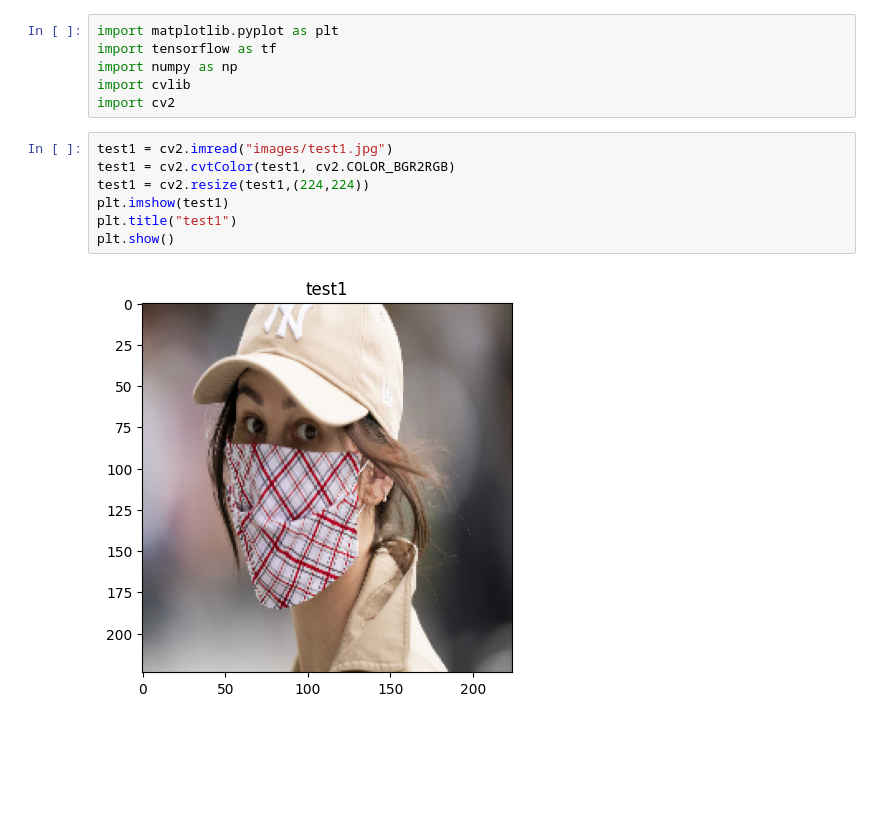
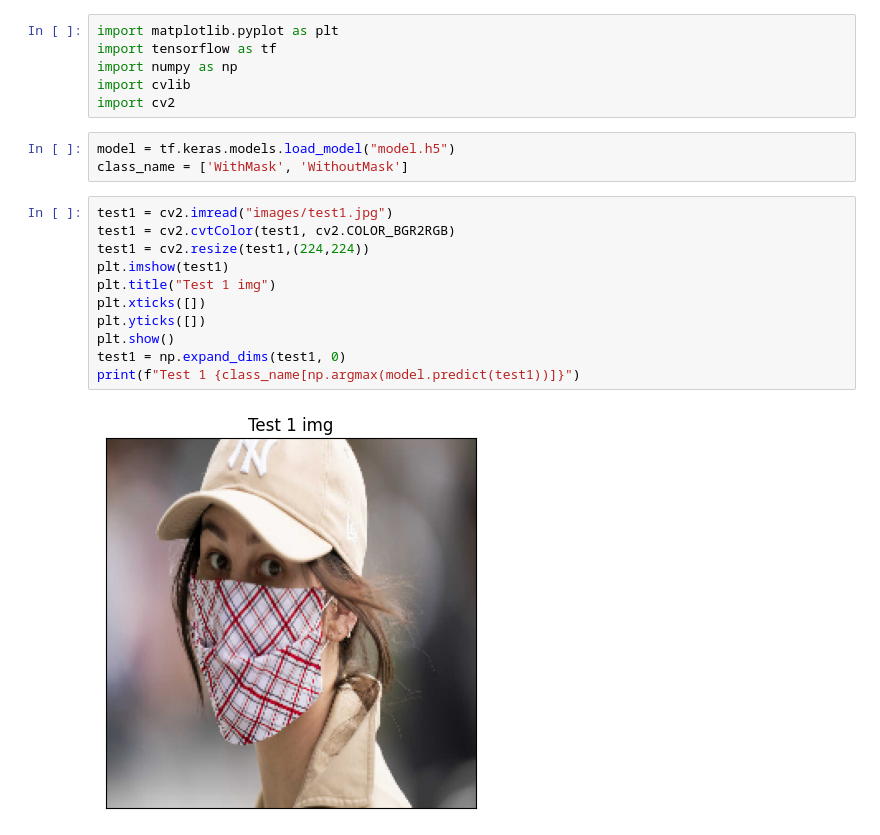
Before and after one commit to Nurik1002/RealTimeMaskDetection, a Jupyter notebook: TestModel.ipynb, the cells around one changed output. Drawn from its saved outputs; the diff is of its cells as text; blank space fills up the shorter version.

```diff
--- a/TestModel.ipynb
+++ b/TestModel.ipynb
@@ -4,12 +4,19 @@ import tensorflow as tf
 import numpy as np
 import cvlib
 import cv2
+# %%
+model = tf.keras.models.load_model("model.h5")
+class_name = ['WithMask', 'WithoutMask']
 # %%
 test1 = cv2.imread("images/test1.jpg")
 test1 = cv2.cvtColor(test1, cv2.COLOR_BGR2RGB)
 test1 = cv2.resize(test1,(224,224))
 plt.imshow(test1)
-plt.title("test1")
+plt.title("Test 1 img")
+plt.xticks([])
+plt.yticks([])
 plt.show()
+test1 = np.expand_dims(test1, 0)
+print(f"Test 1 {class_name[np.argmax(model.predict(test1))]}")
 # %% [output]
-[figure, old version]
+[figure, new version]
```
Also changed, not shown: parts of 11 cells of this notebook, 1 other file.
